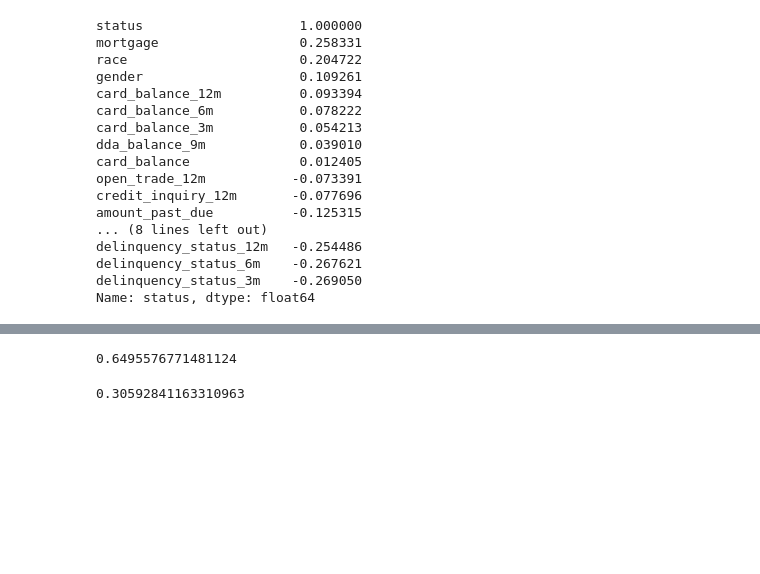
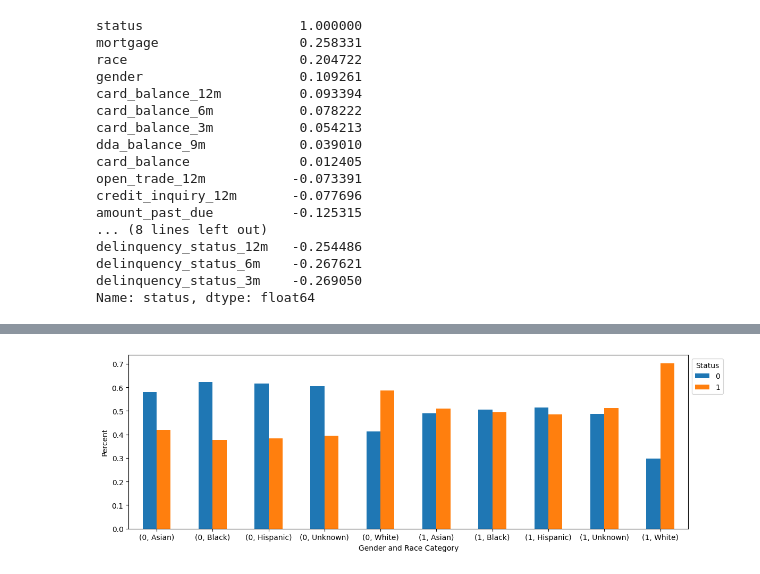
Before and after one commit to ostapenkovs/wells-fargo-case-study, a Jupyter notebook: notebooks/2_data_analysis.ipynb, the cells around one changed output, grey strips where cells are left out. Drawn from its saved outputs; the diff is of its cells as text; code cells hidden in the pictures; blank space fills up the shorter version.

```diff
--- a/notebooks/2_data_analysis.ipynb
+++ b/notebooks/2_data_analysis.ipynb
@@ -415,8 +142,0 @@ temp['assgn'] = clusterer.labels_
-# %%
-temp[temp['assgn'].isin([0])]['status'].mean()
-# %% [output]
-0.6495576771481124
-# %%
-temp[temp['assgn'].isin([2])]['status'].mean()
-# %% [output]
-0.30592841163310963
@@ -424,0 +177,13 @@ temp[temp['assgn'].isin([2])]['status'].mean()
+# %%
+# relationship of race and gender to status?
+# seems that we are not quite balanced in the status proportions between different groups
+ax = train.groupby(['gender', 'race_category'])['status'].value_counts(normalize=True).unstack().plot(
+        kind='bar', figsize=(12, 4), xlabel='Gender and Race Category', ylabel='Percent', rot=0
+    )
+
+ax.legend(title='Status', bbox_to_anchor=(1, 1), loc='upper left')
+
+plt.tight_layout()
+plt.show()
+# %% [output]
+[figure, added]
```
Also changed, not shown: parts of 36 cells of this notebook, 4 other files.
